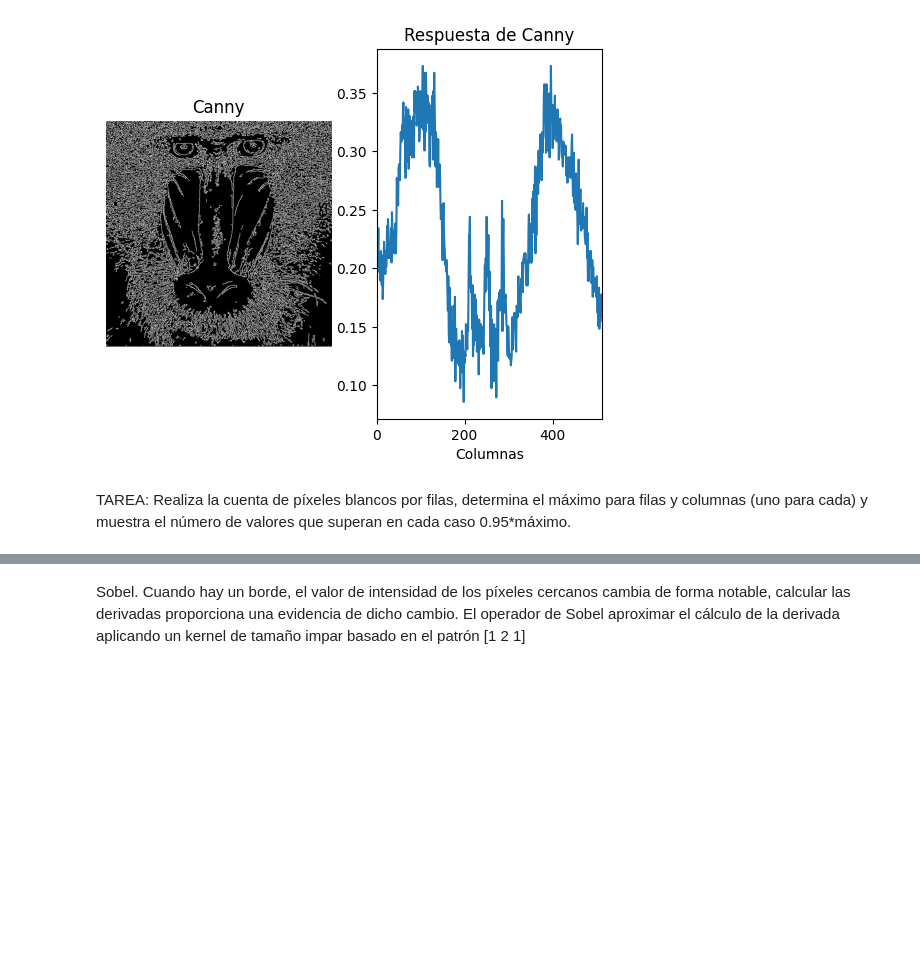
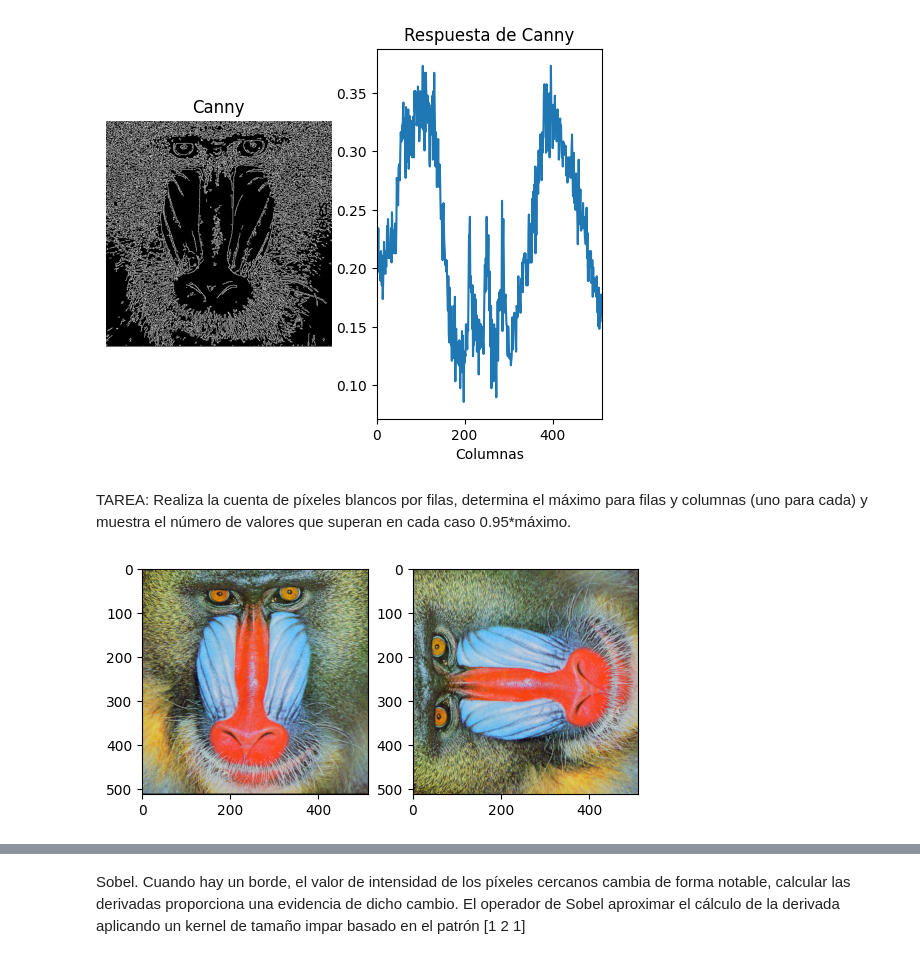
Before and after one commit to JoseManuel117/VC, a Jupyter notebook: P2/VC_P2.ipynb, the cells around one changed output, grey strips where cells are left out. Saved outputs shown, nothing was run; the diff lists cells and outputs as text; code cells hidden in the pictures; blank space fills up the shorter version.

```diff
--- a/P2/VC_P2.ipynb
+++ b/P2/VC_P2.ipynb
@@ -95,3 +95,24 @@ plt.xlim([0, canny.shape[0]])
 [figure]
 # %% [markdown]
 TAREA: Realiza la cuenta de píxeles blancos por filas, determina el máximo para filas y columnas (uno para cada) y muestra el número de valores que superan en cada caso 0.95*máximo.
+# %%
+img = cv2.imread('mandril.jpg')
+img = cv2.cvtColor(img, cv2.COLOR_BGR2RGB)
+gris = cv2.cvtColor(img, cv2.COLOR_BGR2GRAY)
+canny = cv2.Canny(gris, 100, 200)
+
+plt.subplot(1, 2, 1)
+plt.imshow(img) #Visualiza con mapa de color gris
+
+
+ancho = canny.shape[1]
+alto = canny.shape[0]
+M = cv2.getRotationMatrix2D((ancho//2,alto//2),90,1)
+img = cv2.warpAffine(img,M,(ancho,alto))
+
+plt.subplot(1, 2, 2)
+plt.imshow(img) #Visualiza con mapa de color gris
+
+plt.show()
+# %% [output]
+[figure, added]
```
Also changed, not shown: parts of 5 cells of this notebook.
